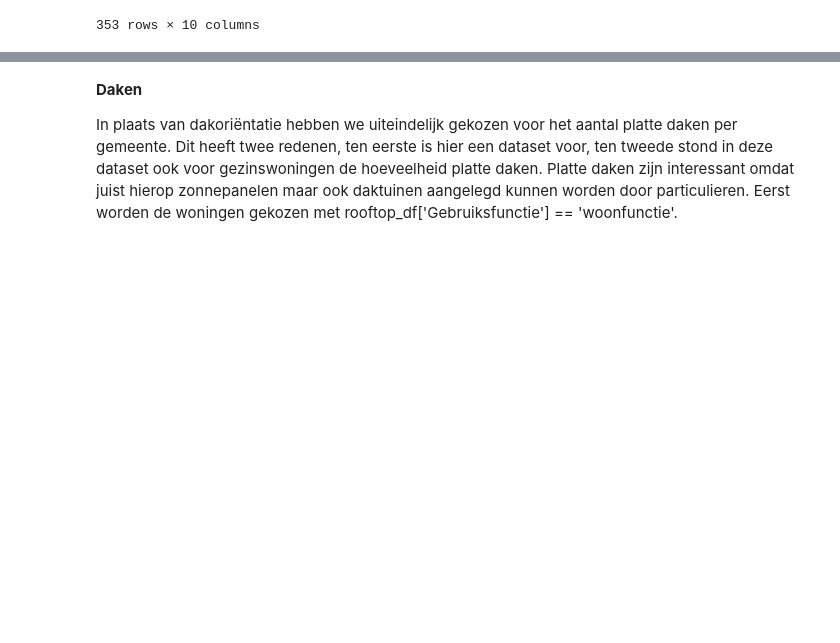
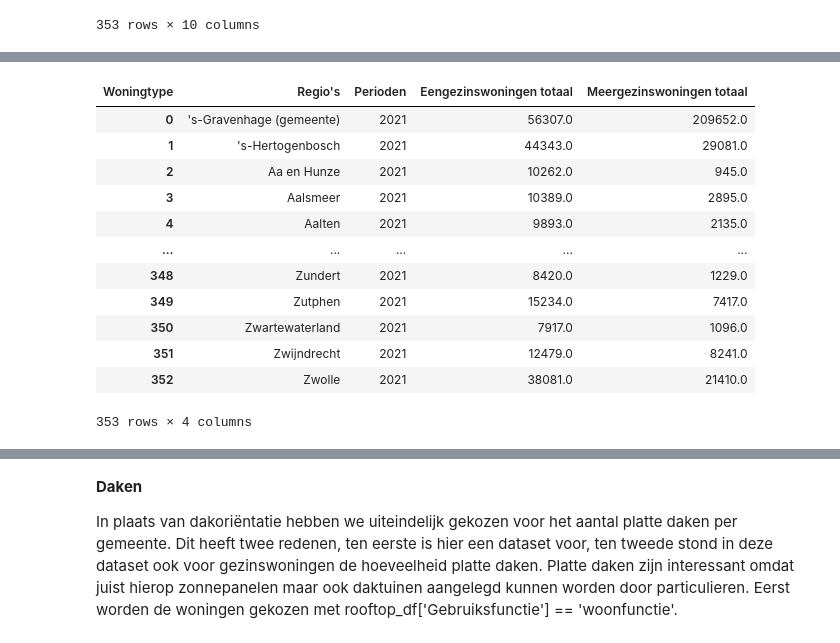
Before and after one commit to juliusj03/Spatial-data-science-solar, a Jupyter notebook: solar.ipynb, the cells around one changed output, grey strips where cells are left out. Cells and saved outputs as stored; diff of their text form; code cells hidden in the pictures; blank space fills up the shorter version.

```diff
--- a/solar.ipynb
+++ b/solar.ipynb
@@ -245,3 +287,20 @@ display(housing_type_df)
+# %%
+housing_type_filtered_df = housing_type_df[['Regio\'s','Perioden','Eengezinswoningen totaal','Meergezinswoningen totaal']]
+display(housing_type_filtered_df)
+# %% [output]
+| Woningtype | Regio's | Perioden | Eengezinswoningen totaal | Meergezinswoningen totaal |
+| 0 | 's-Gravenhage (gemeente) | 2021 | 56307.0 | 209652.0 |
+| 1 | 's-Hertogenbosch | 2021 | 44343.0 | 29081.0 |
+| 2 | Aa en Hunze | 2021 | 10262.0 | 945.0 |
+| 3 | Aalsmeer | 2021 | 10389.0 | 2895.0 |
+| 4 | Aalten | 2021 | 9893.0 | 2135.0 |
+| ... | ... | ... | ... | ... |
+| 348 | Zundert | 2021 | 8420.0 | 1229.0 |
+| 349 | Zutphen | 2021 | 15234.0 | 7417.0 |
+| 350 | Zwartewaterland | 2021 | 7917.0 | 1096.0 |
+| 351 | Zwijndrecht | 2021 | 12479.0 | 8241.0 |
+| 352 | Zwolle | 2021 | 38081.0 | 21410.0 |
+353 rows × 4 columns
 # %%
 
 
```
Also changed, not shown: parts of 5 cells of this notebook.
